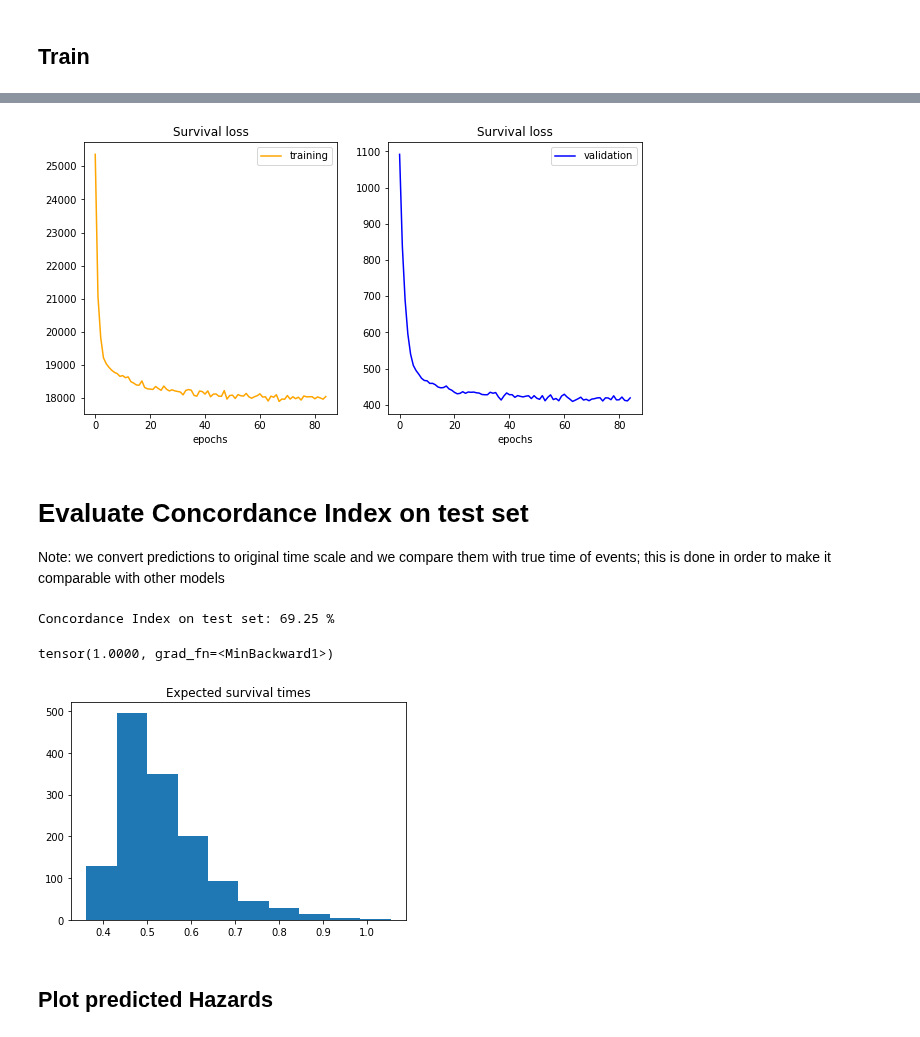
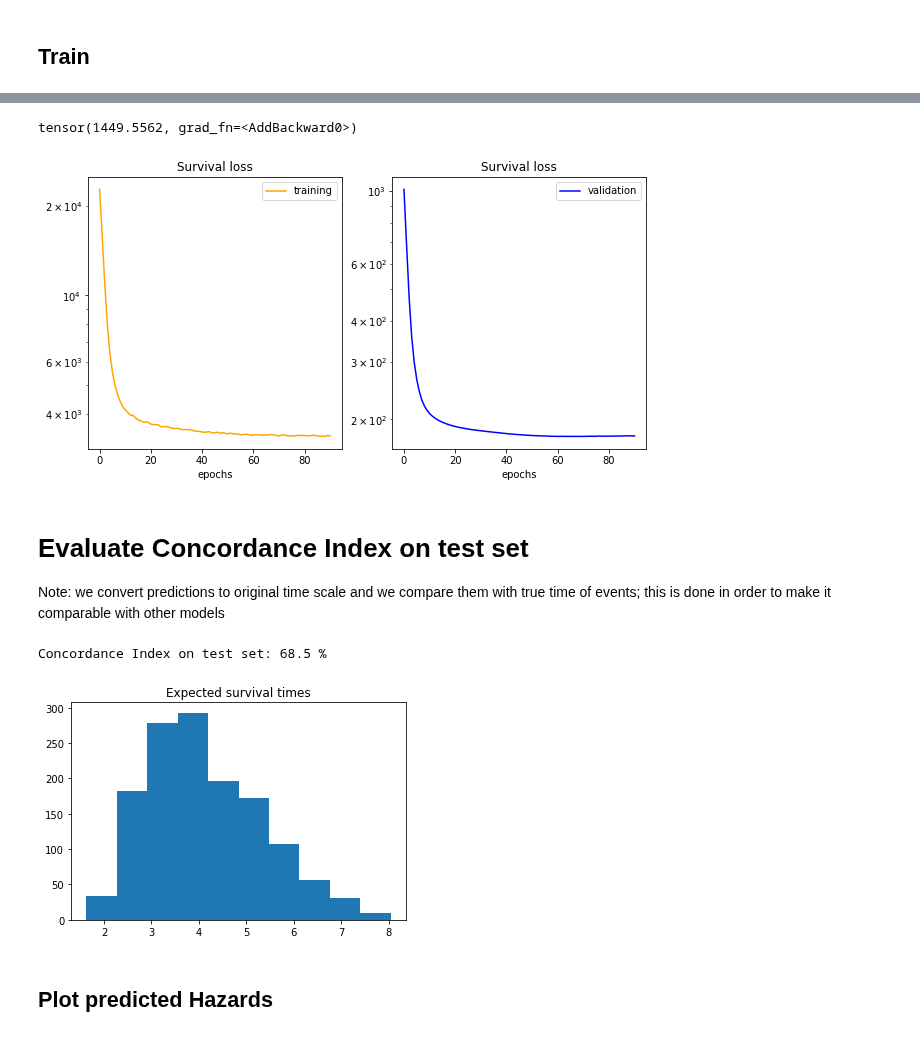
Before and after one commit to davide-burba/thesis, a Jupyter notebook: survival_process/drsa.ipynb, the cells around one changed output, grey strips where cells are left out. Drawn from its saved outputs; the diff is of its cells as text; code cells hidden in the pictures.

Commit message:
fixed loss drsa

```diff
--- a/survival_process/drsa.ipynb
+++ b/survival_process/drsa.ipynb
@@ -29,7 +29,7 @@ device = torch.device("cuda:0" if torch.cuda.is_available() else "cpu")
 ## Prepare data
 # %%
 # set time windows parameters
-T_max = 365*20
+T_max = 365*30
 n_times = int(T_max/30)
 # discretise time
 df['discretised_time_event'] = [int(v) for v in df.time_event/T_max*n_times]
@@ -95,8 +95,9 @@ X_test = X_test.to(device)
 # %% [markdown]
 ## Prepare for training
 # %%
-# set early stopping parameter
+# set early stopping and dropout parameters
 max_epochs_no_improvement = 20
+dropout = 0.6
 
 # build a training data loader
 trainds= SequenceDataset(x_training, y_train,status_train)
@@ -111,12 +112,12 @@ train_dl = DataLoader(trainds, **params)
 # set criterion
 criterion = DRSA_Loss(0.75)
 # build the network
-net = DRSA(len(features)+1).to(device)
+net = DRSA(len(features)+1,dropout).to(device)
 # set optimizer
 optimizer = optim.Adam(net.parameters(), lr=5e-5)
 # %%
 train_losses,valid_losses = [],[]
-best_net = DRSA(len(features)+1).to(device)
+best_net = DRSA(len(features)+1,dropout).to(device)
 best_loss = 1e10
 epochs_no_improvement = 0
 
@@ -162,7 +163,7 @@ for epoch in range(500):  # loop over the dataset multiple times
     if epochs_no_improvement > max_epochs_no_improvement:
         break
 
-    if epoch % 25 == 0:
+    if epoch % 5 == 0:
         print('Epoch: ',epoch,'   Training Loss: ',np.round(running_loss,2),'   Current Validation Loss: ',np.round(valid_loss,2),'   Best Validation Loss: ',np.round(best_loss,2))
 
 
@@ -175,22 +190,31 @@ Epoch:  75    Training Loss:  17945.66    Current Validation Loss:  419.3    Bes
 Finished Training
+# %%
+# loss on the test set
+outputs = best_net(X_test).reshape(n_times,-1).transpose(0,1)
+loss = criterion(outputs, torch.tensor([int(v) for v in test.time_event/T_max*n_times]),torch.tensor(test.status))
+loss
+# %% [output]
+tensor(1449.5562, grad_fn=<AddBackward0>)
 # %%
 plt.figure(figsize = (10,5))
 
 plt.subplot(1,2,1)
 plt.plot(train_losses, color = 'orange', label = 'training')
 plt.legend()
 plt.title('Survival loss')
 plt.xlabel('epochs')
+plt.yscale('log')
 
 plt.subplot(1,2,2)
 plt.plot(valid_losses, color = 'blue', label = 'validation')
 plt.legend()
 plt.title('Survival loss')
 plt.xlabel('epochs')
+plt.yscale('log')
 
 plt.show()
 # %% [output]
-[figure, old version]
+[figure, new version]
 # %% [markdown]
 # Evaluate Concordance Index on test set
 
@@ -208,23 +232,18 @@ expected_survival_times = compute_expected_survival_time(survival_density,n_time
 C = concordance_index(test.time_event,expected_survival_times,test.status)
 print('Concordance Index on test set:',np.round(C*100,2),'%')
 # %% [output]
-Concordance Index on test set: 69.25 %
+Concordance Index on test set: 68.5 %
 # %%
 # save model
 torch.save(best_net.state_dict(), '../../data/DRSA_weights.pt')
 # save predictions
 pd.DataFrame(expected_survival_times).to_csv('../../data/predictions_DRSA.csv',index= False)
-# %%
-# check that probability of surviving more than predicted period is negligible:
-survival_density.sum(1).min()
-# %% [output]
-tensor(1.0000, grad_fn=<MinBackward1>)
 # %%
 plt.hist(expected_survival_times/365)
 plt.title('Expected survival times')
 plt.show()
 # %% [output]
-[figure, old version]
+[figure, new version]
 # %% [markdown]
 ## Plot predicted Hazards
 # %%
```
Also changed, not shown: parts of 9 cells of this notebook, 2 other files.
